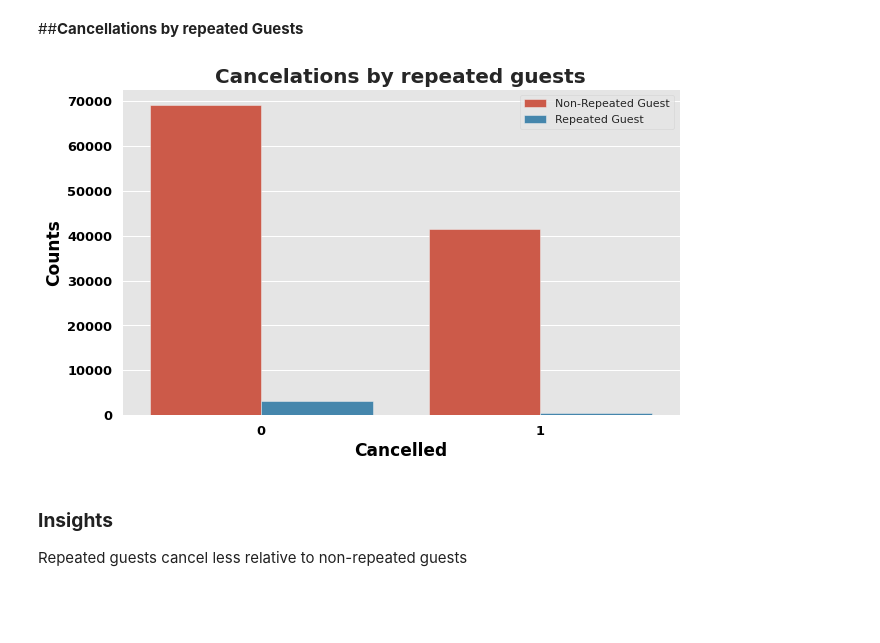
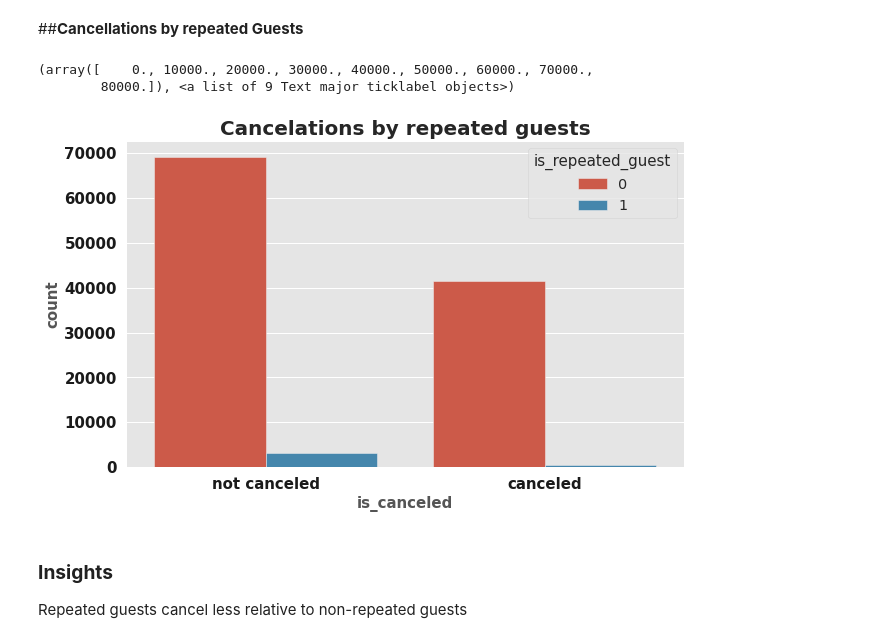
Before and after one commit to Kushan1001/Hotel-booking-data-analysis, a Jupyter notebook: Hotel_Booking_Analysis(Compiled).ipynb, the cells around one changed output. Drawn from its saved outputs; the diff is of its cells as text; code cells hidden in the pictures; blank space fills up the shorter version.

```diff
--- a/Hotel_Booking_Analysis(Compiled).ipynb
+++ b/Hotel_Booking_Analysis(Compiled).ipynb
@@ -437,20 +437,20 @@ plt.yticks(fontsize = 13, fontweight = 'bold', color = 'black');
 There are more City hotels than Resort hotels the reason could be there is more demand for city hotels.
 # %% [markdown]
 ##**Cancellations by repeated Guests**
-# %%
-plt.figure(figsize=(10,6))
-sns.countplot(data=hotel_df,x='is_canceled',hue='is_repeated_guest')
-plt.title('Cancelations by repeated guests',fontsize=20,fontweight='bold')
-plt.xticks(fontsize = 13, fontweight = 'bold', color = 'black')
-plt.yticks(fontsize = 13, fontweight = 'bold', color = 'black')
-plt.xlabel('Cancelled',fontsize=17, fontweight = 'bold', color = 'black')
-plt.ylabel('Counts',fontsize=17, fontweight = 'bold', color = 'black')
-
-l = plt.legend()
-l.get_texts()[0].set_text('Non-Repeated Guest')
-l.get_texts()[1].set_text('Repeated Guest')
-# %% [output]
-[figure, removed]
+# %%
+fig, ax = plt.subplots(figsize=(10,6))
+sns.countplot(data=hotel_df,x='is_canceled',hue='is_repeated_guest',ax=ax)
+plt.title('Cancelations by repeated guests',fontsize=20,fontweight='bold');
+plt.legend(fontsize='x-large', title_fontsize='15',title='is_repeated_guest')
+ax.set_xticklabels(['not canceled','canceled'])
+plt.xlabel('is_canceled',fontsize=15,fontweight='bold')
+plt.ylabel('count',fontsize=15,fontweight='bold')
+plt.xticks(color='k',fontweight='bold',fontsize=15)
+plt.yticks(color='k',fontweight='bold',fontsize=15)
+# %% [output]
+(array([    0., 10000., 20000., 30000., 40000., 50000., 60000., 70000.,
+        80000.]), <a list of 9 Text major ticklabel objects>)
+[figure, added]
 # %% [markdown]
 ### **Insights**
 
```
Also changed, not shown: parts of 42 cells of this notebook.
